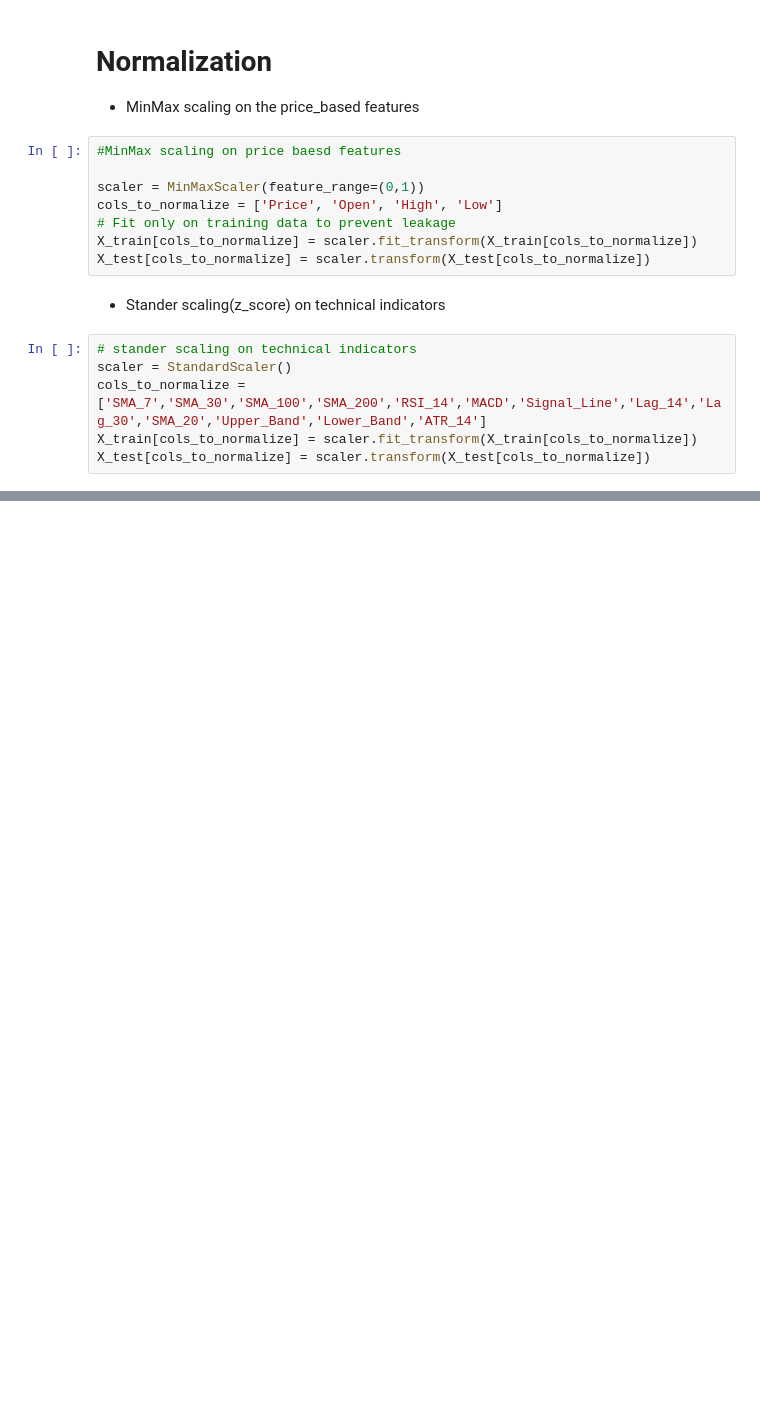
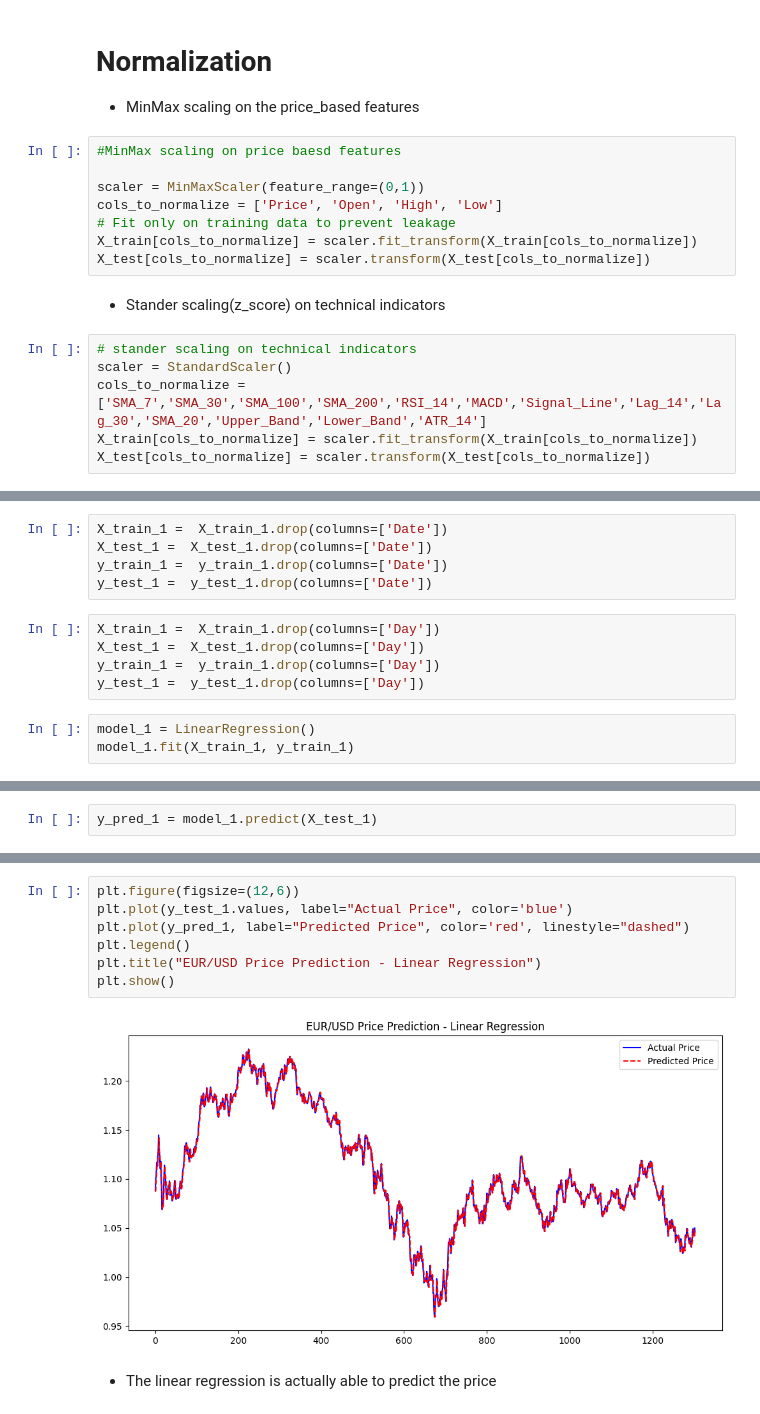
Before and after one commit to Saifansari-ai/eurousd_price_predictor, a Jupyter notebook: model-training.ipynb, the cells around one changed output, grey strips where cells are left out. Cells and saved outputs as stored; diff of their text form; blank space fills up the shorter version.

Commit message:
Kaggle Notebook | model_training | linear regression

```diff
--- a/model-training.ipynb
+++ b/model-training.ipynb
@@ -89,0 +129,13 @@ X_test[cols_to_normalize] = scaler.transform(X_test[cols_to_normalize])
+# %%
+X_train_1 =  X_train_1.drop(columns=['Date'])
+X_test_1 =  X_test_1.drop(columns=['Date'])
+y_train_1 =  y_train_1.drop(columns=['Date'])
+y_test_1 =  y_test_1.drop(columns=['Date'])
+# %%
+X_train_1 =  X_train_1.drop(columns=['Day'])
+X_test_1 =  X_test_1.drop(columns=['Day'])
+y_train_1 =  y_train_1.drop(columns=['Day'])
+y_test_1 =  y_test_1.drop(columns=['Day'])
+# %%
+model_1 = LinearRegression()
+model_1.fit(X_train_1, y_train_1)
@@ -89,0 +144,2 @@ X_test[cols_to_normalize] = scaler.transform(X_test[cols_to_normalize])
+# %%
+y_pred_1 = model_1.predict(X_test_1)
@@ -89,0 +161,11 @@ X_test[cols_to_normalize] = scaler.transform(X_test[cols_to_normalize])
+# %%
+plt.figure(figsize=(12,6))
+plt.plot(y_test_1.values, label="Actual Price", color='blue')
+plt.plot(y_pred_1, label="Predicted Price", color='red', linestyle="dashed")
+plt.legend()
+plt.title("EUR/USD Price Prediction - Linear Regression")
+plt.show()
+# %% [output]
+[figure, added]
+# %% [markdown]
+- The linear regression is actually able to predict the price
```
Also changed, not shown: parts of 8 cells of this notebook.
